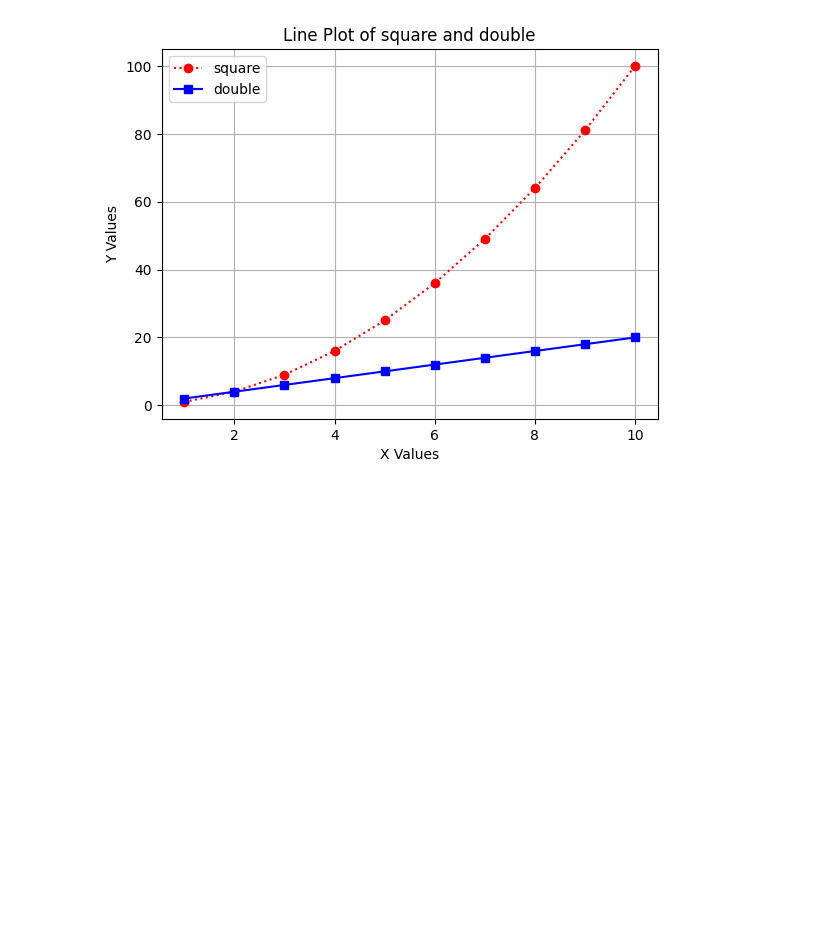
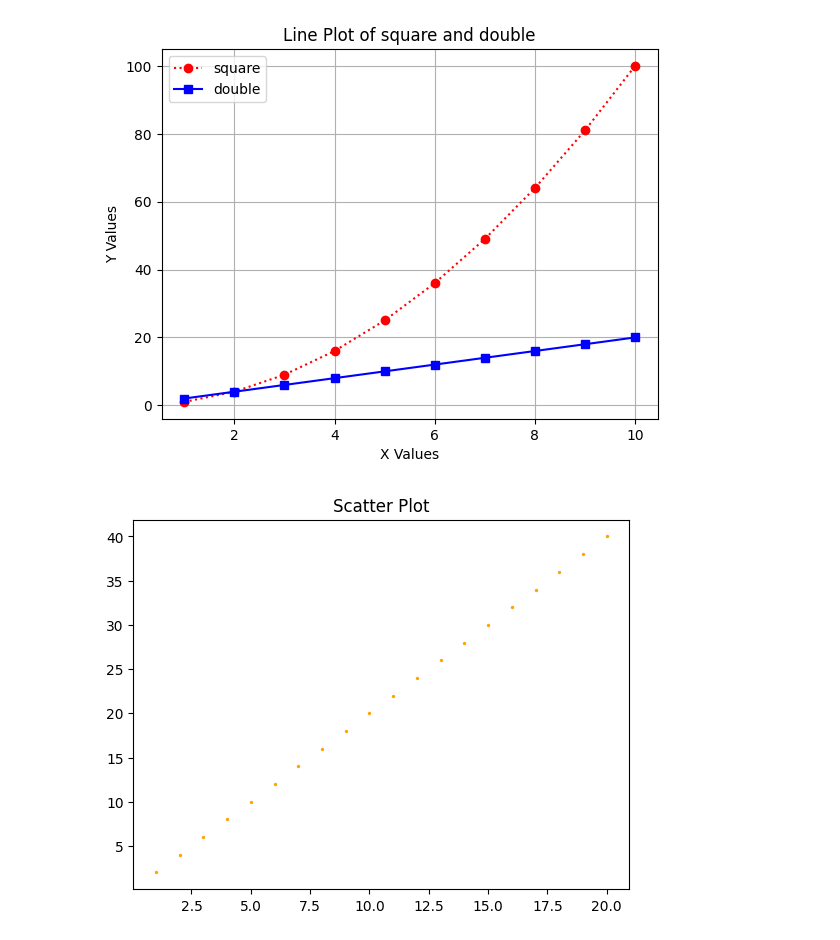
Before and after one commit to cenna-alias/test, a Jupyter notebook: line_plot.ipynb, the cells around one changed output. Saved outputs shown, nothing was run; the diff lists cells and outputs as text; code cells hidden in the pictures; blank space fills up the shorter version.

```diff
--- a/line_plot.ipynb
+++ b/line_plot.ipynb
@@ -35,3 +35,13 @@ plt.grid(True)
 plt.show()
 # %% [output]
 [figure]
+# %%
+import numpy as np
+import matplotlib.pyplot as plt
+x = np.arange(1,21)
+y = x*2
+plt.scatter(x,y,s=2,color='orange')
+plt.title("Scatter Plot")
+plt.show()
+# %% [output]
+[figure, added]
```
Also changed, not shown: parts of 6 cells of this notebook.
